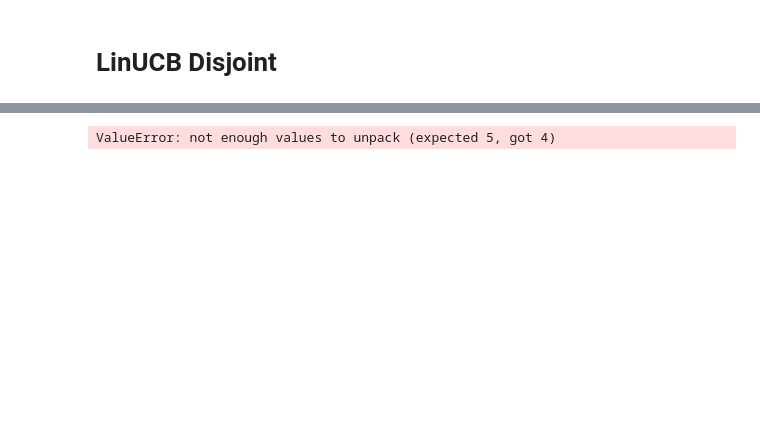
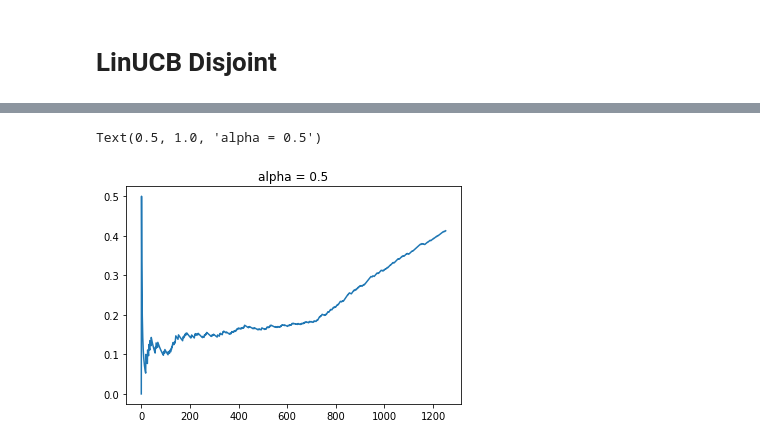
Before and after one commit to kfoofw/bandit_simulations, a Jupyter notebook: python/contextual_bandits/notebooks/LinUCB_disjoint.ipynb, the cells around one changed output, grey strips where cells are left out. Drawn from its saved outputs; the diff is of its cells as text; code cells hidden in the pictures; blank space fills up the shorter version.

```diff
--- a/python/contextual_bandits/notebooks/LinUCB_disjoint.ipynb
+++ b/python/contextual_bandits/notebooks/LinUCB_disjoint.ipynb
@@ -156,9 +156,10 @@ Text(0.5, 1.0, 'alpha = 1.0')
 # %%
 alpha_input = 0.5
 data_path = "../data/news_dataset.txt"
-aligned_time_steps, cum_rewards, aligned_ctr, unaligned_ctr, policy = ctr_simulator(K_arms = 10, d = 100, alpha = alpha_input, data_path = data_path)
+aligned_time_steps, cum_rewards, aligned_ctr, policy = ctr_simulator(K_arms = 10, d = 100, alpha = alpha_input, data_path = data_path)
 
 plt.plot(aligned_ctr)
 plt.title("alpha = "+str(alpha_input))
 # %% [output]
-ValueError: not enough values to unpack (expected 5, got 4)
+Text(0.5, 1.0, 'alpha = 0.5')
+[figure, added]
```
Also changed, not shown: parts of 5 cells of this notebook, 19 other files.
